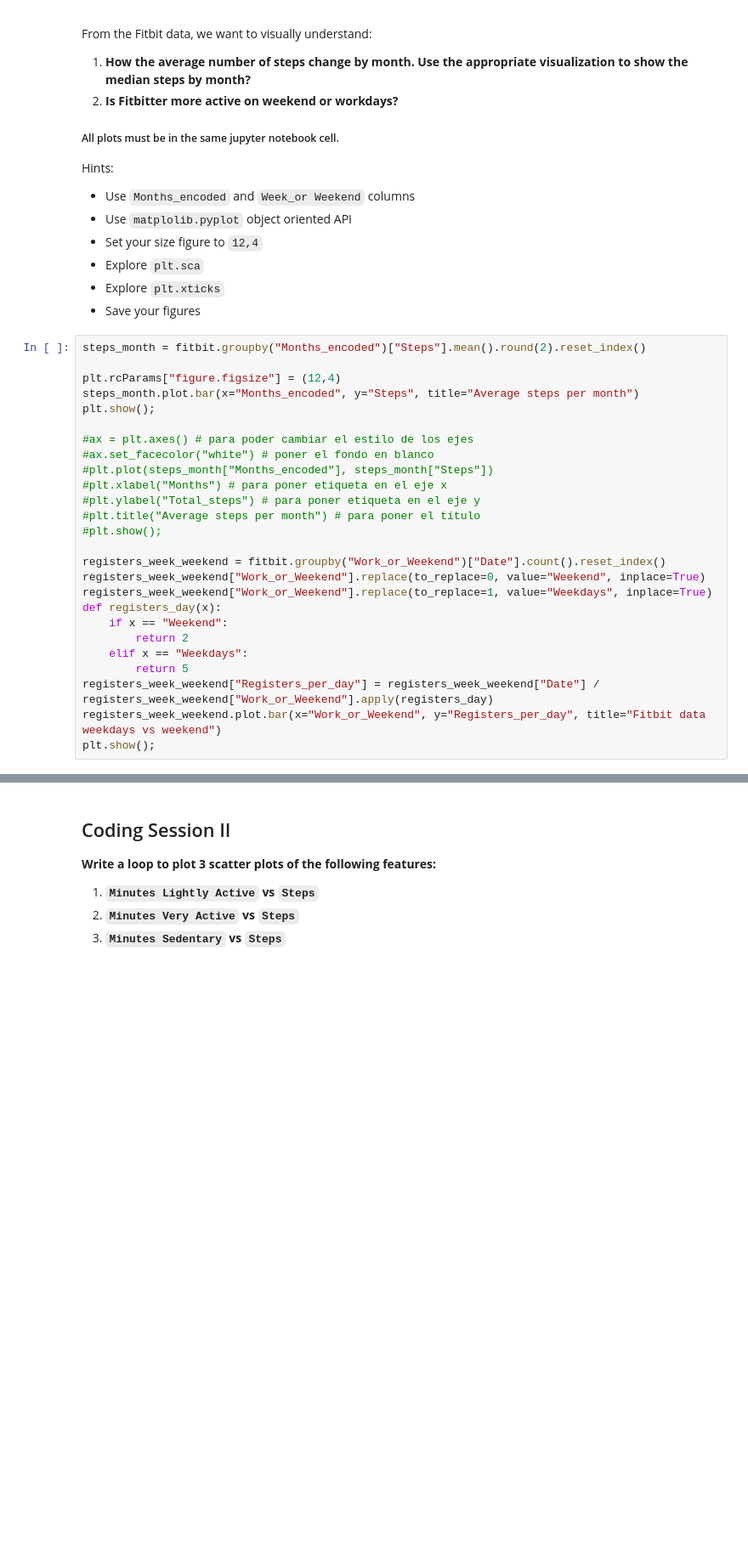
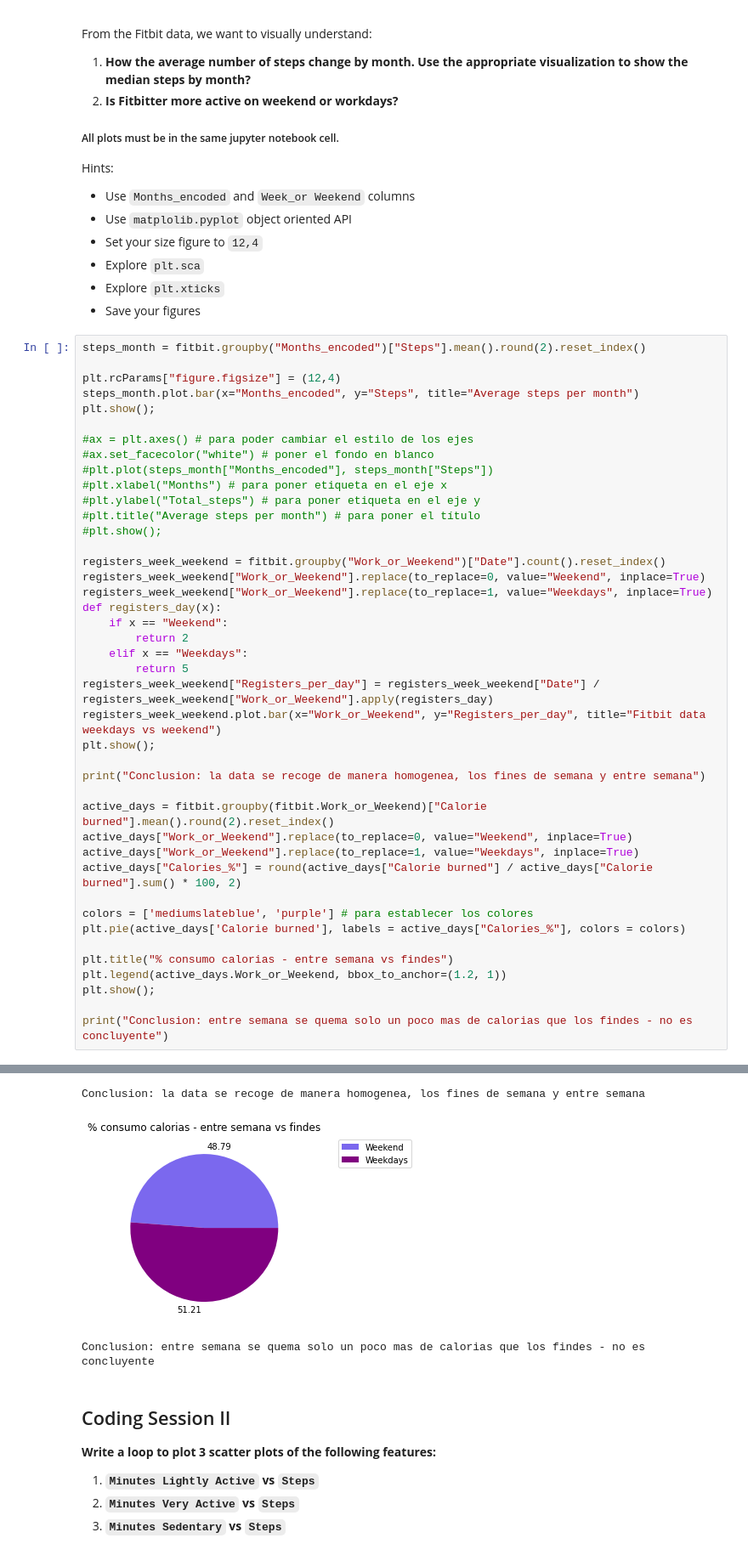
Before and after one commit to Ironhack-Part-Time-Enero2022/lab-visualization-extra, a Jupyter notebook: challenge-1.ipynb, the cells around one changed output, grey strips where cells are left out. Shown at 85% size. Saved outputs shown, nothing was run; the diff lists cells and outputs as text; blank space fills up the shorter version.

Commit message:
entrega tardia lab-visualization-extra fernando

```diff
--- a/challenge-1.ipynb
+++ b/challenge-1.ipynb
@@ -89,32 +97,51 @@ Hints:
 # %%
 steps_month = fitbit.groupby("Months_encoded")["Steps"].mean().round(2).reset_index()
 
 plt.rcParams["figure.figsize"] = (12,4)
 steps_month.plot.bar(x="Months_encoded", y="Steps", title="Average steps per month")
 plt.show();
 
 #ax = plt.axes() # para poder cambiar el estilo de los ejes
 #ax.set_facecolor("white") # poner el fondo en blanco
 #plt.plot(steps_month["Months_encoded"], steps_month["Steps"])
 #plt.xlabel("Months") # para poner etiqueta en el eje x
 #plt.ylabel("Total_steps") # para poner etiqueta en el eje y
 #plt.title("Average steps per month") # para poner el título
 #plt.show();
 
 registers_week_weekend = fitbit.groupby("Work_or_Weekend")["Date"].count().reset_index()
 registers_week_weekend["Work_or_Weekend"].replace(to_replace=0, value="Weekend", inplace=True)
 registers_week_weekend["Work_or_Weekend"].replace(to_replace=1, value="Weekdays", inplace=True)
 def registers_day(x):
     if x == "Weekend":
         return 2
     elif x == "Weekdays":
         return 5
 registers_week_weekend["Registers_per_day"] = registers_week_weekend["Date"] / registers_week_weekend["Work_or_Weekend"].apply(registers_day)
 registers_week_weekend.plot.bar(x="Work_or_Weekend", y="Registers_per_day", title="Fitbit data weekdays vs weekend")
 plt.show();
+
+print("Conclusion: la data se recoge de manera homogenea, los fines de semana y entre semana")
+
+active_days = fitbit.groupby(fitbit.Work_or_Weekend)["Calorie burned"].mean().round(2).reset_index()
+active_days["Work_or_Weekend"].replace(to_replace=0, value="Weekend", inplace=True)
+active_days["Work_or_Weekend"].replace(to_replace=1, value="Weekdays", inplace=True)
+active_days["Calories_%"] = round(active_days["Calorie burned"] / active_days["Calorie burned"].sum() * 100, 2)
+
+colors = ['mediumslateblue', 'purple'] # para establecer los colores
+plt.pie(active_days['Calorie burned'], labels = active_days["Calories_%"], colors = colors)
+
+plt.title("% consumo calorias - entre semana vs findes")
+plt.legend(active_days.Work_or_Weekend, bbox_to_anchor=(1.2, 1))
+plt.show();
+
+print("Conclusion: entre semana se quema solo un poco mas de calorias que los findes - no es concluyente")
 # %% [output]
 [figure]
 [figure]
+Conclusion: la data se recoge de manera homogenea, los fines de semana y entre semana
+[figure, added]
+Conclusion: entre semana se quema solo un poco mas de calorias que los findes - no es concluyente
 # %% [markdown]
 ## Coding Session II
 
```
Also changed, not shown: parts of 6 cells of this notebook.
